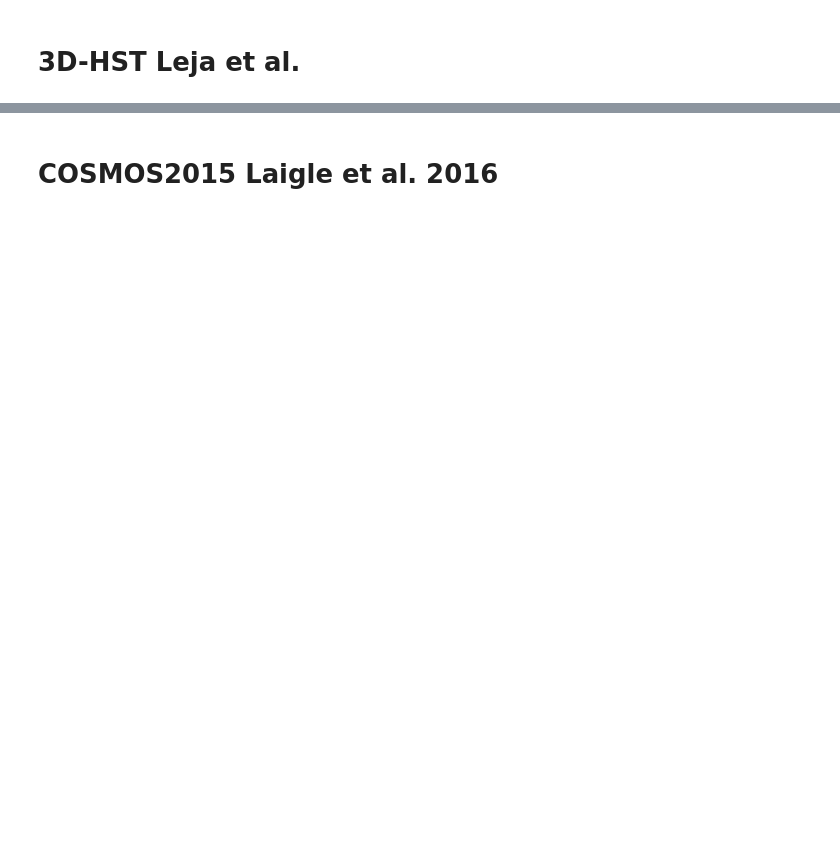
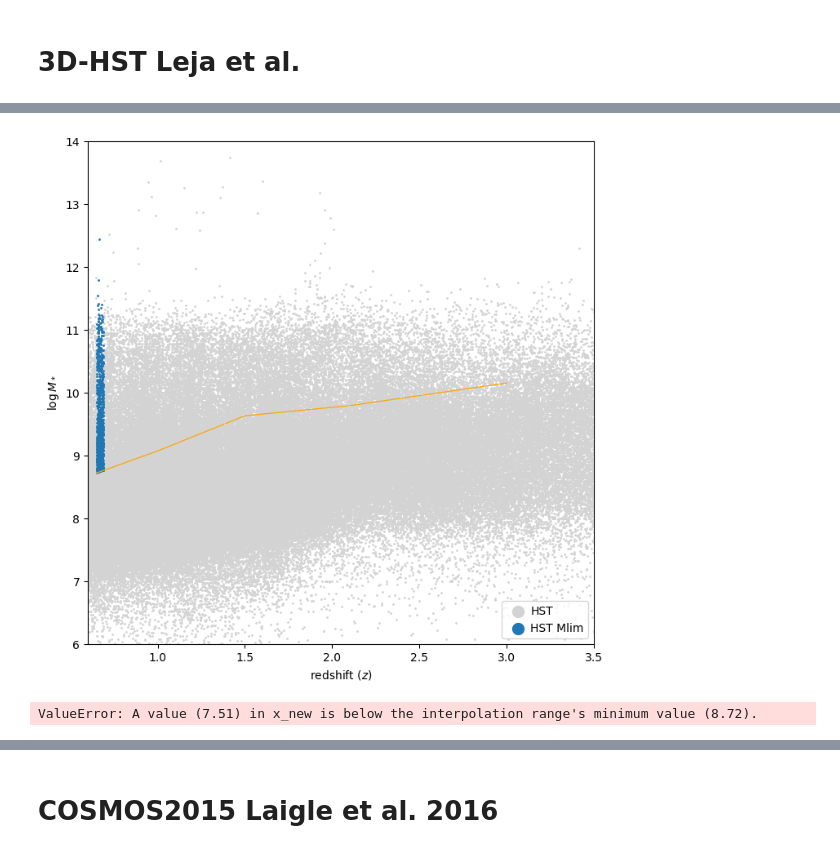
Before and after one commit to fedehope/zSMF, a Jupyter notebook: nb/hst_cat.ipynb, the cells around one changed output, grey strips where cells are left out. Drawn from its saved outputs; the diff is of its cells as text; code cells hidden in the pictures; blank space fills up the shorter version.

Commit message:
added VmaxDensityHst.py + editing

```diff
--- a/nb/hst_cat.ipynb
+++ b/nb/hst_cat.ipynb
@@ -106,0 +27,18 @@ Table length=5
+# %%
+hst = HST('3dhst_master.phot.v4.1.cat.lite.hdf5')
+# %%
+emcee_file = Fileh5(folder='emcee_runs/bin_tests_runs/HST', info_file='0.65_0.69')
+# %%
+emcee_run = EmceeRun(emcee_file)
+# %%
+plotter_hst = PlotterHst(hst, emcee_run)
+# %%
+plt.figure(figsize=(8,8))
+plotter_hst.plot_selected_data(0.65, 0.69)
+# %% [output]
+[figure, added]
+# %%
+vmax_hst = VmaxDensityHst(hst.file)
+h, b, _h, _b = vmax_hst.histogram_norm(0.65, 0.69)
+# %% [output]
+ValueError: A value (7.51) in x_new is below the interpolation range's minimum value (8.72).
```
Also changed, not shown: parts of 11 cells of this notebook, 2 other files.
